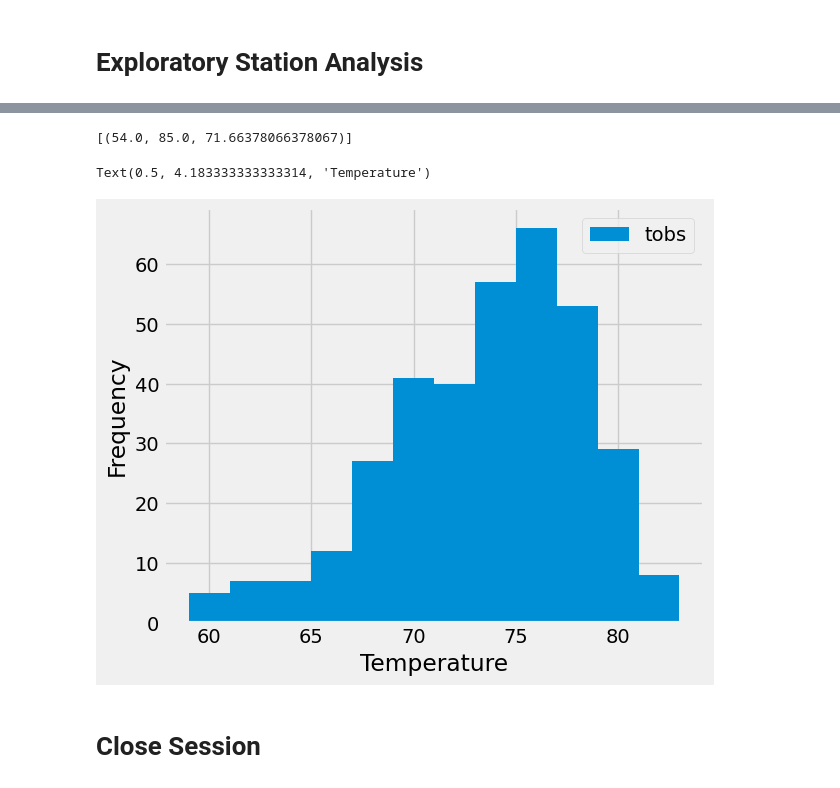
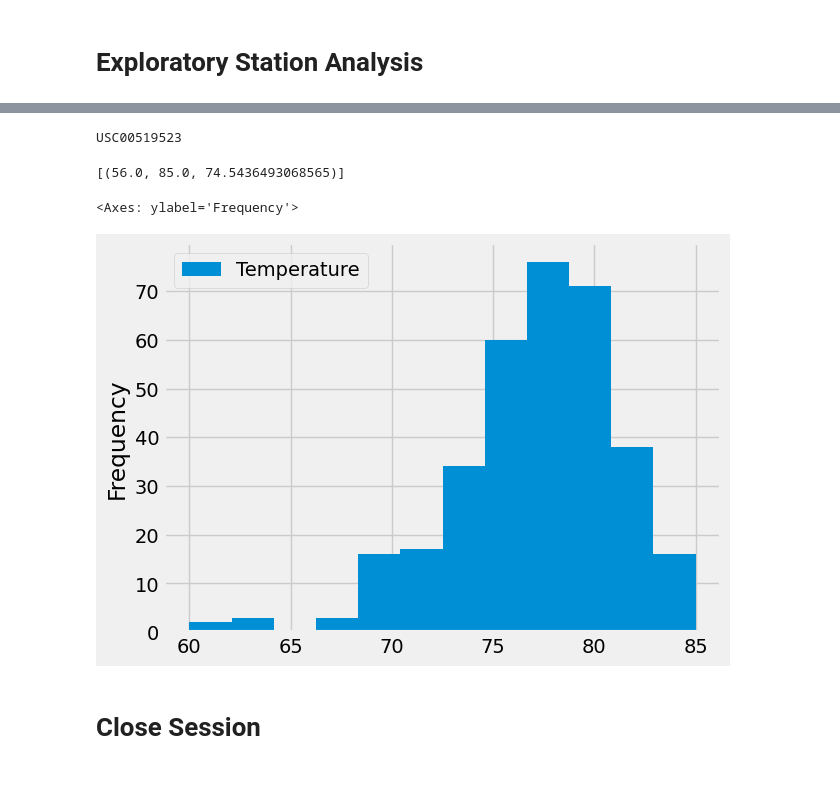
Before and after one commit to Shakermaker001/sqlalchemy-challenge, a Jupyter notebook: climate_starter.ipynb, the cells around one changed output, grey strips where cells are left out. Cells and saved outputs as stored; diff of their text form; code cells hidden in the pictures.

```diff
--- a/climate_starter.ipynb
+++ b/climate_starter.ipynb
@@ -104,13 +88,32 @@ rainy_days_df = pd.DataFrame(results, columns=['Date', 'Precipitation']).dropna(
+# %%
+
+activity = session.query(measurement.station).group_by(measurement.station).order_by(measurement.station.desc()).limit(1)
+most_active_station = activity.first()
+print(most_active_station.station)
+# %% [output]
+USC00519523
 # %%
 # Using the most active station id from the previous query, calculate the lowest, highest, and average temperature.
+temps = [func.min(measurement.tobs), func.max(measurement.tobs), func.avg(measurement.tobs)]
+
+temp_stats = session.query(*temps).filter(measurement.station == 'USC00519523').all()
+
+temp_stats
 # %% [output]
-[(54.0, 85.0, 71.66378066378067)]
+[(56.0, 85.0, 74.5436493068565)]
 # %%
 # Using the most active station id
 # Query the last 12 months of temperature observation data for this station and plot the results as a histogram
+date = dt.datetime(2016, 8, 23)
+
+temp_records = session.query(measurement.station,measurement.tobs).filter(measurement.date >= date, measurement.station == 'USC00519523').all()
+
+temp_df = rainy_days_df = pd.DataFrame(temp_records, columns=['USC00519523', 'Temperature']).dropna()
+
+temp_df.plot(kind='hist', bins=12)
 # %% [output]
-Text(0.5, 4.183333333333314, 'Temperature')
+<Axes: ylabel='Frequency'>
-[figure, old version]
+[figure, new version]
 # %% [markdown]
 # Close Session
 # %%
```
Also changed, not shown: parts of 6 cells of this notebook, 1 other file.
